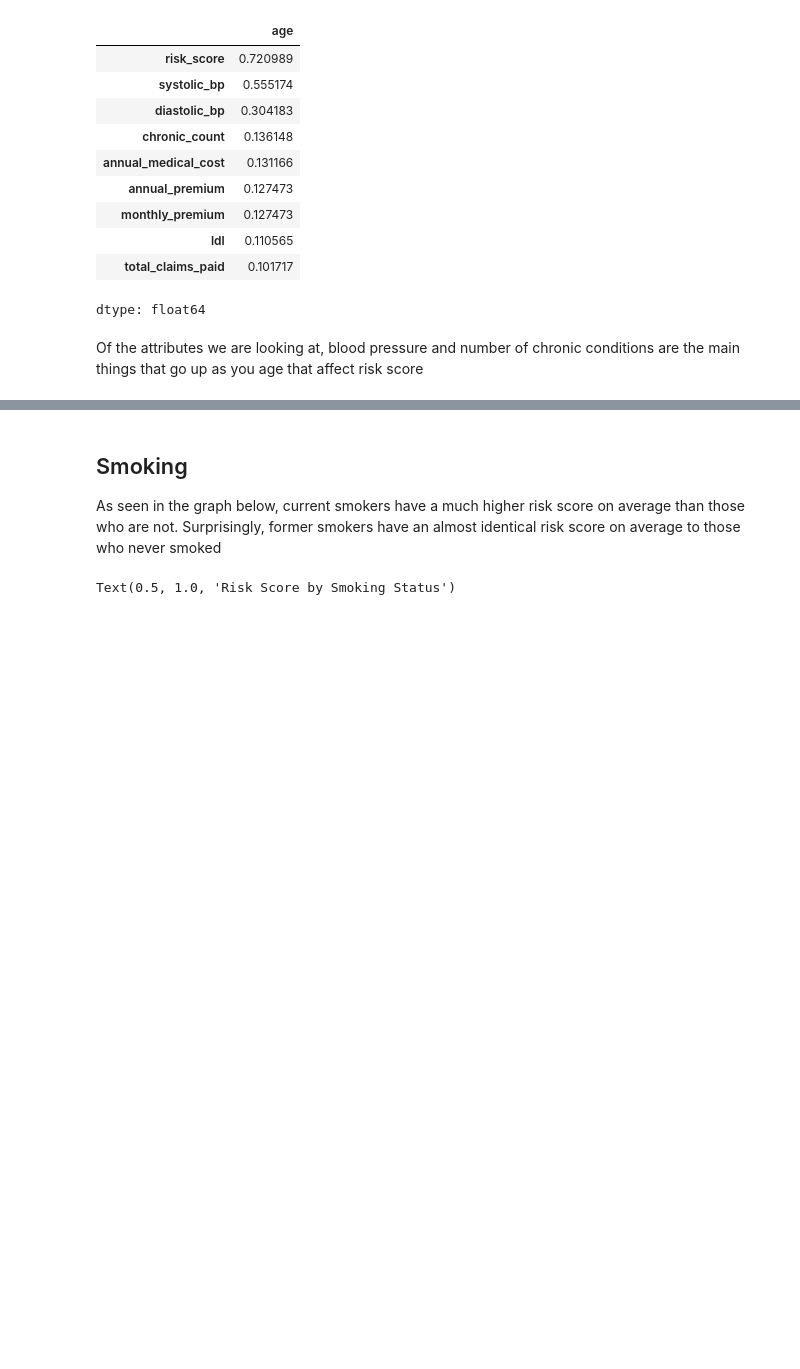
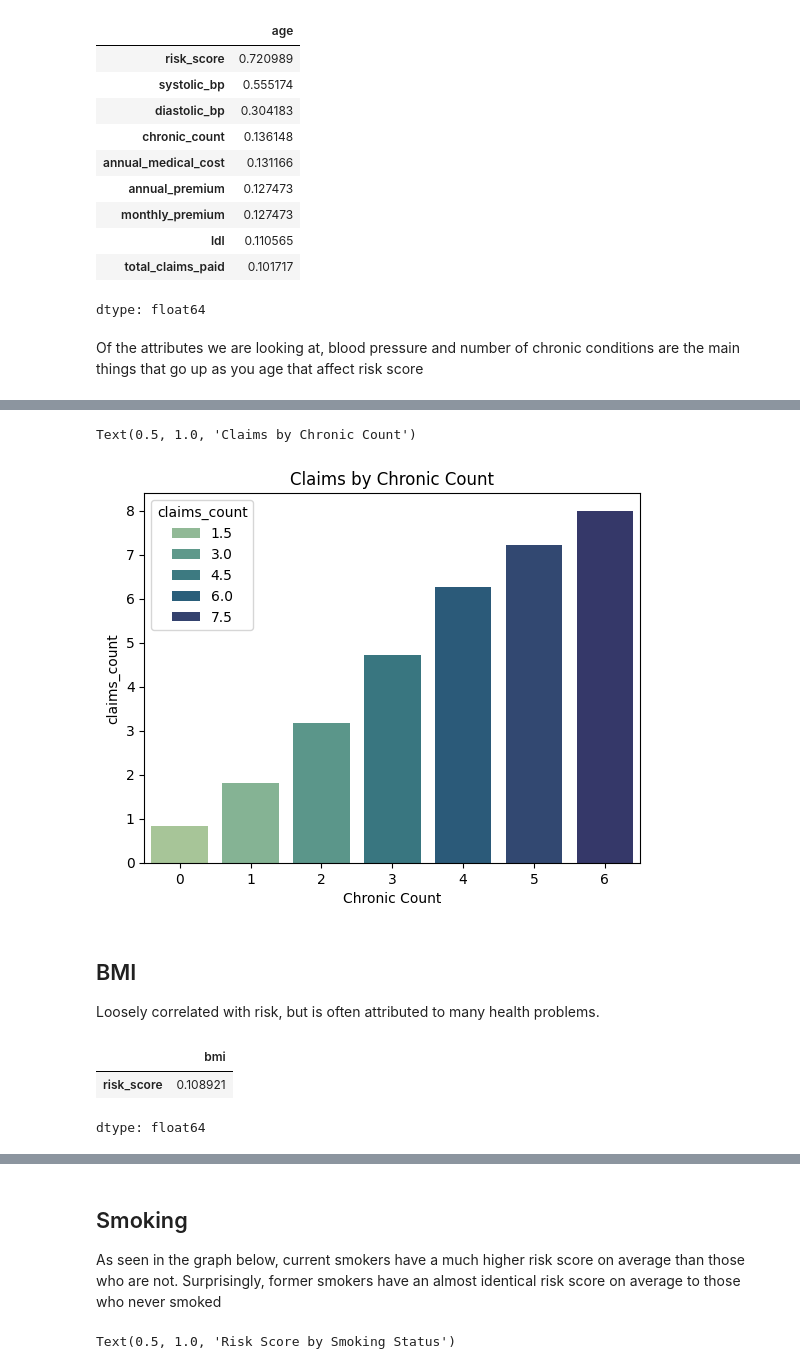
Before and after one commit to Abled773/HI-Risk-Prediction-and-Analysis, a Jupyter notebook: Risk_Analysis_and_Prediction.ipynb, the cells around one changed output, grey strips where cells are left out. Cells and saved outputs as stored; diff of their text form; code cells hidden in the pictures; blank space fills up the shorter version.

```diff
--- a/Risk_Analysis_and_Prediction.ipynb
+++ b/Risk_Analysis_and_Prediction.ipynb
@@ -475,0 +532,25 @@ Of the attributes we are looking at, blood pressure and number of chronic condit
+# %%
+grouped = data.groupby('chronic_count', observed=True)['claims_count'].mean().reset_index()
+
+sns.barplot(data=grouped, x='chronic_count', y='claims_count', hue="claims_count", palette="crest")
+plt.ylabel("claims_count")
+plt.xlabel("Chronic Count")
+plt.title("Claims by Chronic Count")
+# %% [output]
+Text(0.5, 1.0, 'Claims by Chronic Count')
+[figure, added]
+# %% [markdown]
+## BMI
+
+Loosely correlated with risk, but is often attributed to many health problems.
+# %%
+bmi_correlations = analysis_data.corr(numeric_only=True)['bmi']
+irrelevant_age_cols = ['bmi', 'person_id', 'is_high_risk']
+for col in irrelevant_age_cols:
+    bmi_correlations.pop(col)
+relevant_age_correlations = bmi_correlations[bmi_correlations > 0.1].sort_values(ascending=False)
+relevant_age_correlations.head(10)
+# %% [output]
+|  | bmi |
+| risk_score | 0.108921 |
+dtype: float64
```
Also changed, not shown: parts of 11 cells of this notebook.
